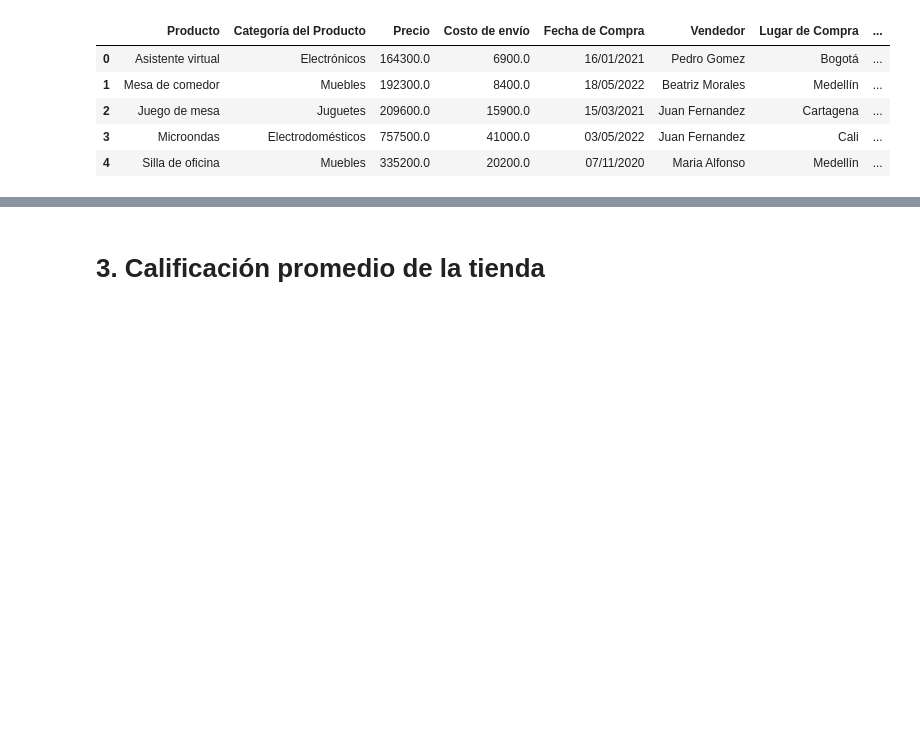
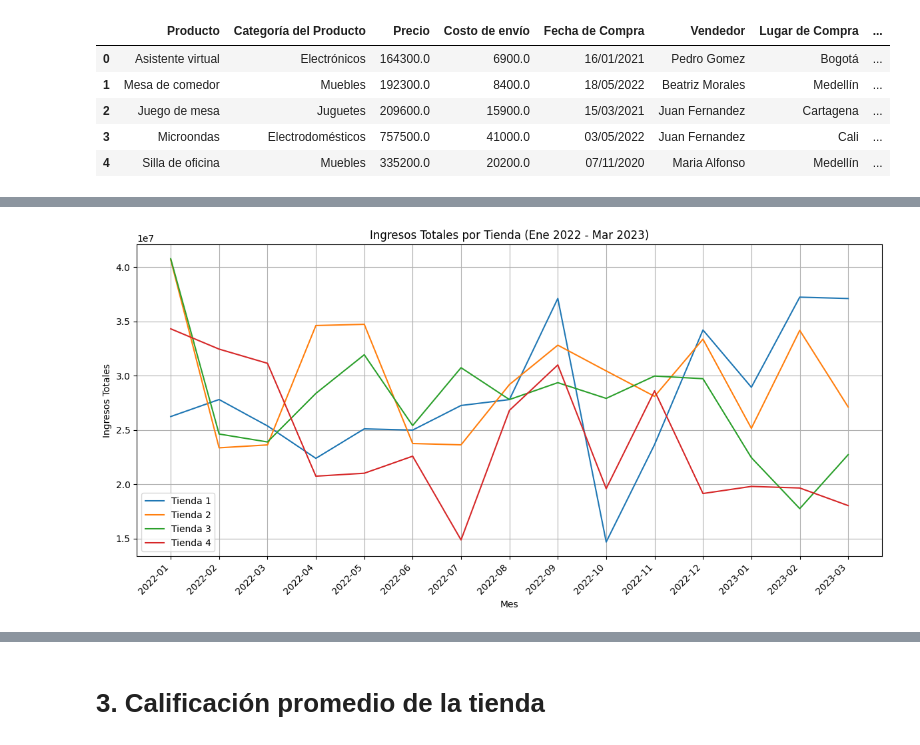
Before and after one commit to JonathanPuertaG/challenge_data_science, a Jupyter notebook: Copia_de_AluraStoreLatam.ipynb, the cells around one changed output, grey strips where cells are left out. Cells and saved outputs as stored; diff of their text form; code cells hidden in the pictures; blank space fills up the shorter version.

```diff
--- a/Copia_de_AluraStoreLatam.ipynb
+++ b/Copia_de_AluraStoreLatam.ipynb
@@ -29,0 +132,33 @@ tienda.head()
+# %%
+
+tiendas = [tienda1, tienda2, tienda3, tienda4]
+datos_combinados = pd.concat(tiendas, keys=['Tienda 1', 'Tienda 2', 'Tienda 3', 'Tienda 4'], names=['Tienda', 'Indice'])
+
+# Filtrar datos para el período (enero 2022 a marzo 2023)
+fecha_inicio = pd.to_datetime('2022-01-01')
+fecha_fin = pd.to_datetime('2023-03-31')
+
+datos_filtrados = datos_combinados[(datos_combinados['Fecha de Compra'] >= fecha_inicio) & (datos_combinados['Fecha de Compra'] <= fecha_fin)]
+
+
+# Agrupar datos por tienda y mes, luego sumar ingresos
+ingresos_mensuales_por_tienda = datos_filtrados.groupby(['Tienda', datos_filtrados['Fecha de Compra'].dt.to_period('M')])['Precio'].sum().reset_index()
+
+
+# Crear el gráfico
+plt.figure(figsize=(12, 6))
+
+for tienda in ingresos_mensuales_por_tienda['Tienda'].unique():
+    datos_tienda = ingresos_mensuales_por_tienda[ingresos_mensuales_por_tienda['Tienda'] == tienda]
+    plt.plot(datos_tienda['Fecha de Compra'].astype(str), datos_tienda['Precio'], label=tienda)
+
+plt.xlabel('Mes')
+plt.ylabel('Ingresos Totales')
+plt.title('Ingresos Totales por Tienda (Ene 2022 - Mar 2023)')
+plt.xticks(rotation=45, ha='right')
+plt.legend()
+plt.grid(True)
+plt.tight_layout()
+plt.show()
+# %% [output]
+[figure, added]
```
Also changed, not shown: parts of 36 cells of this notebook.
